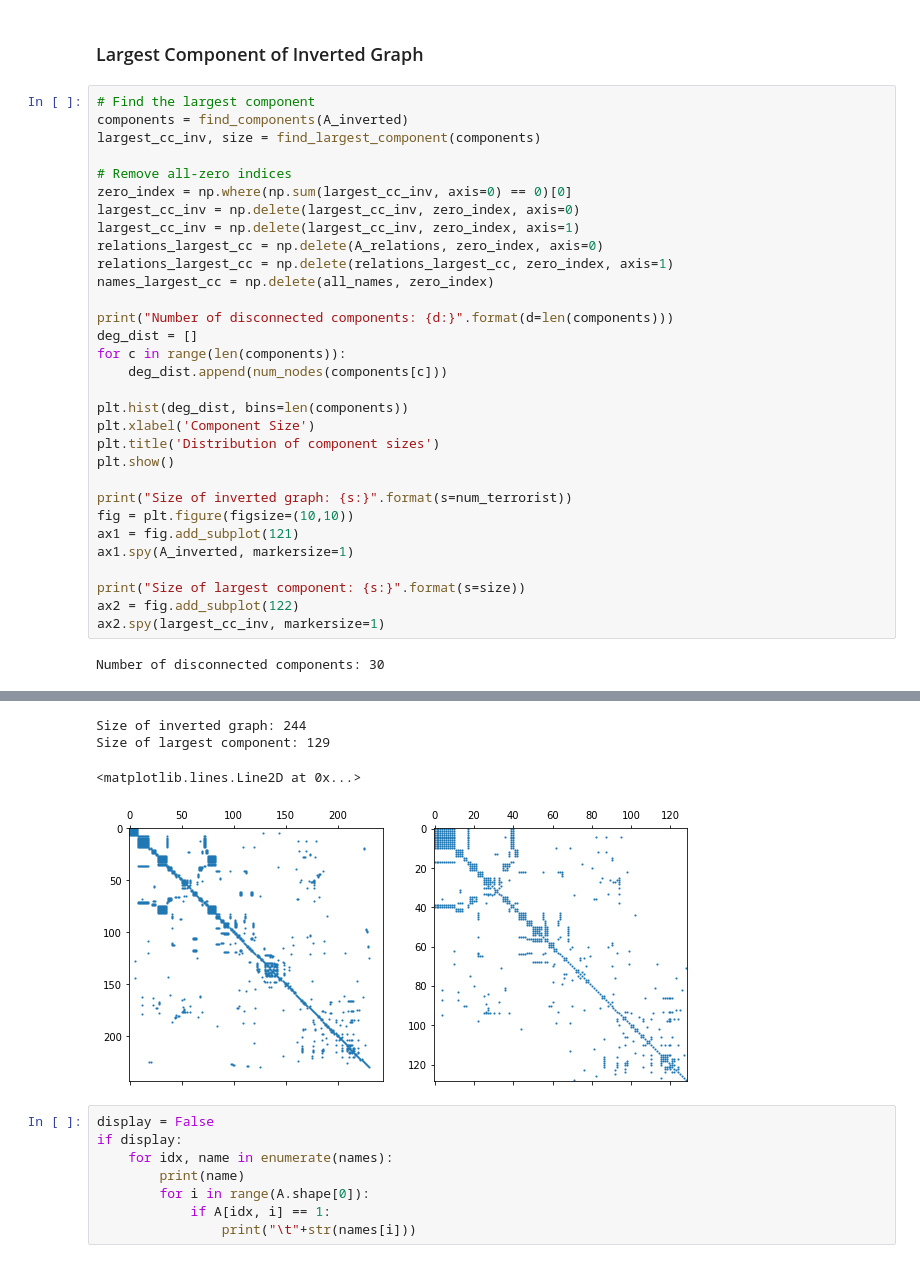
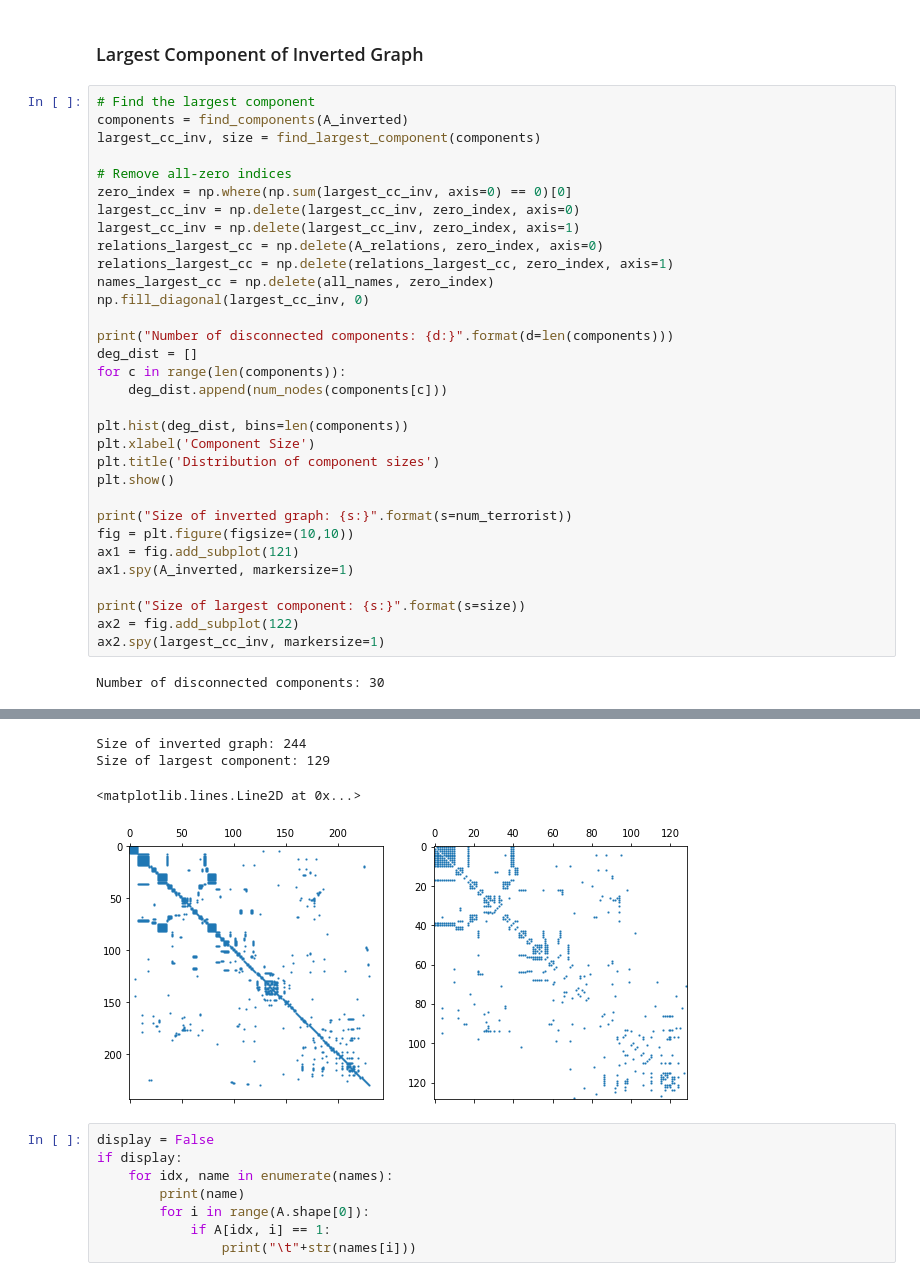
Before and after one commit to natbolon/terrorist_network_weaknesses, a Jupyter notebook: project/give_names_tonodes.ipynb, the cells around one changed output, grey strips where cells are left out. Cells and saved outputs as stored; diff of their text form.

```diff
--- a/project/give_names_tonodes.ipynb
+++ b/project/give_names_tonodes.ipynb
@@ -91,34 +87,35 @@ zero_index = np.where(np.sum(largest_cc_inv, axis=0) == 0)[0]
 largest_cc_inv = np.delete(largest_cc_inv, zero_index, axis=0)
 largest_cc_inv = np.delete(largest_cc_inv, zero_index, axis=1)
 relations_largest_cc = np.delete(A_relations, zero_index, axis=0)
 relations_largest_cc = np.delete(relations_largest_cc, zero_index, axis=1)
 names_largest_cc = np.delete(all_names, zero_index)
+np.fill_diagonal(largest_cc_inv, 0)
 
 print("Number of disconnected components: {d:}".format(d=len(components)))
 deg_dist = []
 for c in range(len(components)):
     deg_dist.append(num_nodes(components[c]))
 
 plt.hist(deg_dist, bins=len(components))
 plt.xlabel('Component Size')
 plt.title('Distribution of component sizes')
 plt.show()
 
 print("Size of inverted graph: {s:}".format(s=num_terrorist))
 fig = plt.figure(figsize=(10,10))
 ax1 = fig.add_subplot(121)
 ax1.spy(A_inverted, markersize=1)
 
 print("Size of largest component: {s:}".format(s=size))
 ax2 = fig.add_subplot(122)
 ax2.spy(largest_cc_inv, markersize=1)
 # %% [output]
 Number of disconnected components: 30
 [figure]
 Size of inverted graph: 244
 Size of largest component: 129
 <matplotlib.lines.Line2D at 0x...>
-[figure, old version]
+[figure, new version]
 # %%
 display = False
 if display:
```
Also changed, not shown: parts of 12 cells of this notebook, 17 other files.
